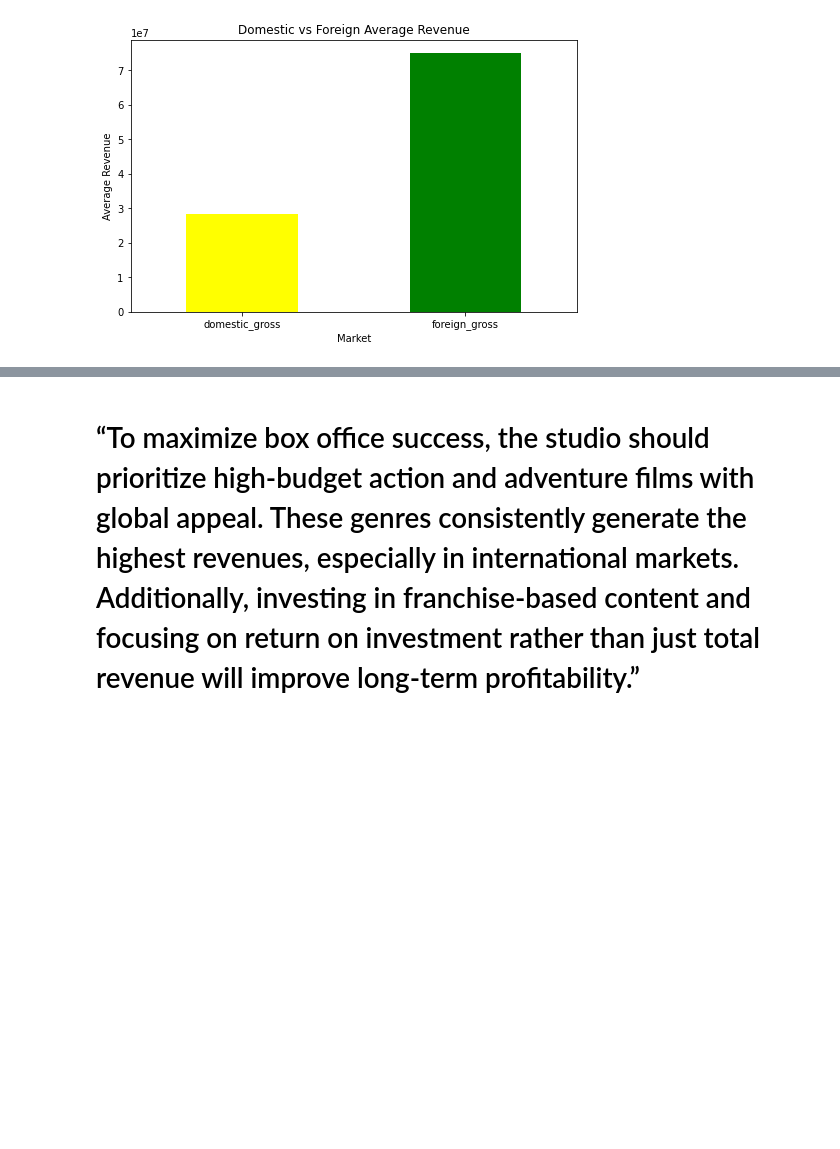
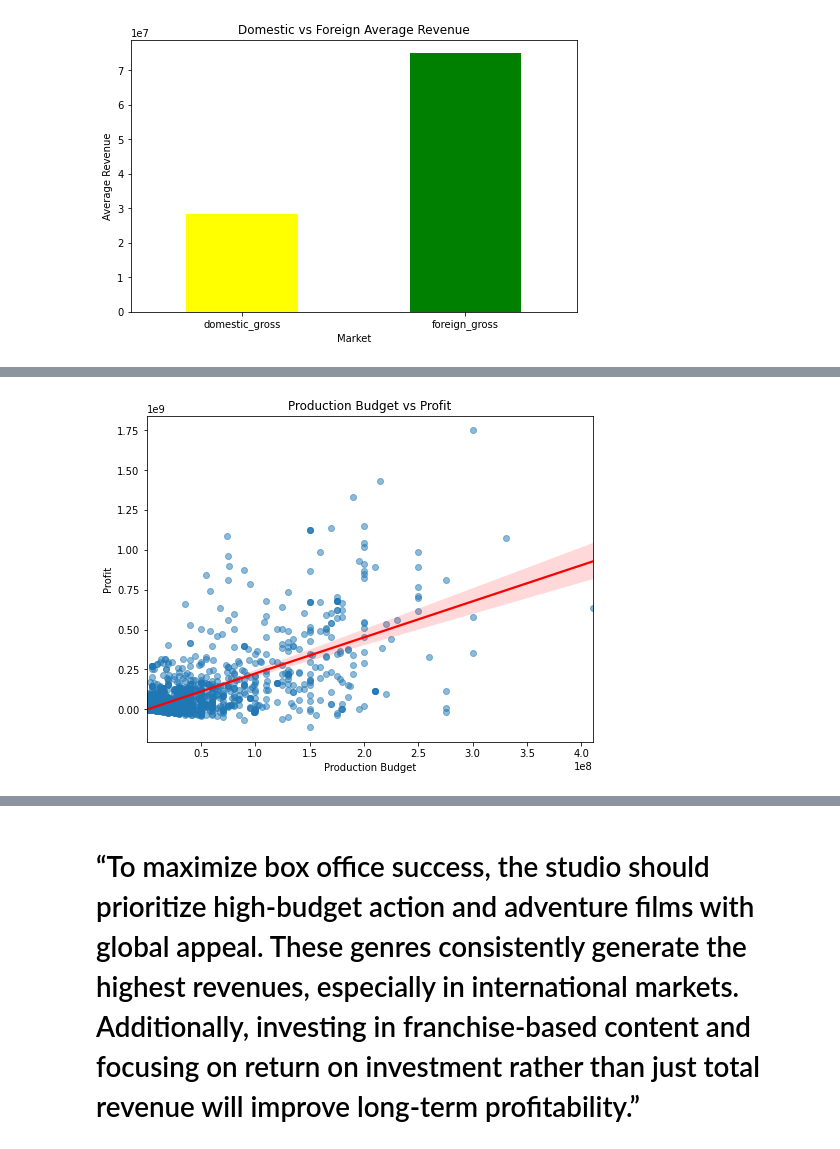
Before and after one commit to CharityNduati/movie-industry-strategic-analysis, a Jupyter notebook: project_phase_2.ipynb, the cells around one changed output, grey strips where cells are left out. Drawn from its saved outputs; the diff is of its cells as text; code cells hidden in the pictures; blank space fills up the shorter version.

Commit message:
Added Data Analysis

```diff
--- a/project_phase_2.ipynb
+++ b/project_phase_2.ipynb
@@ -402,0 +468,19 @@ merged_1['roi'] = merged_1['profit'] / merged_1['production_budget']
+# %%
+# Showing the relationship between production budget and profits
+plt.figure(figsize=(8,6))
+
+sns.regplot(
+    x='production_budget',
+    y='profit',
+    data=merged_1,
+    scatter_kws={'alpha': 0.5},
+    line_kws={'color': 'red'}
+)
+
+plt.title("Production Budget vs Profit")
+plt.xlabel("Production Budget")
+plt.ylabel("Profit")
+
+plt.show()
+# %% [output]
+[figure, added]
```
Also changed, not shown: parts of 10 cells of this notebook.
